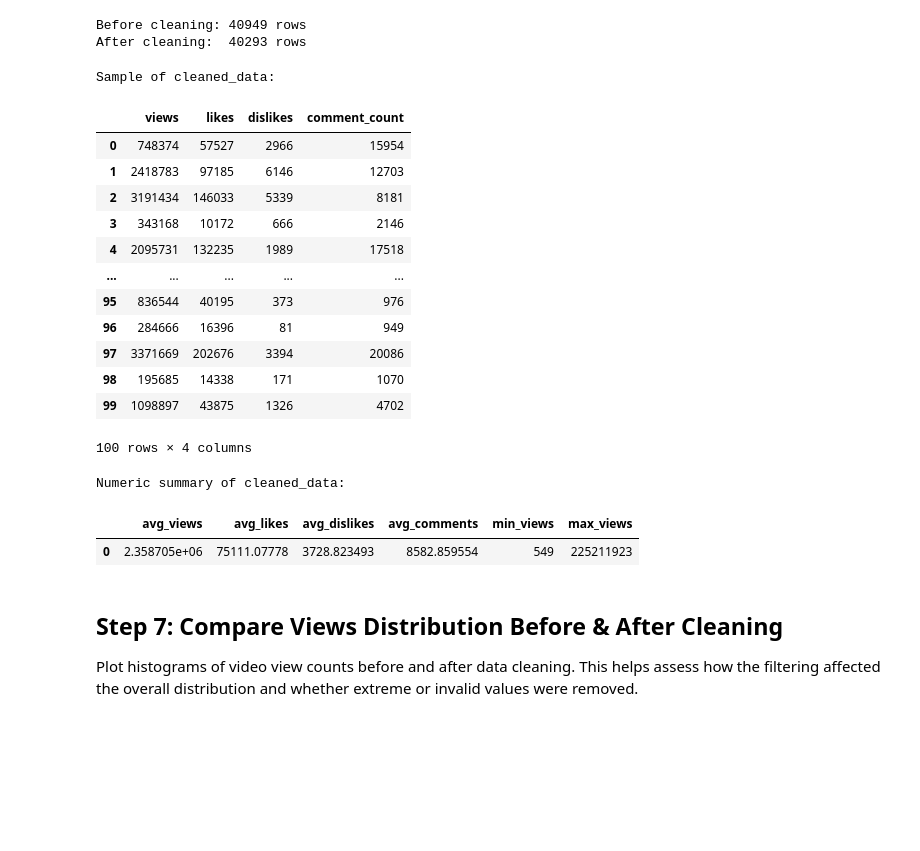
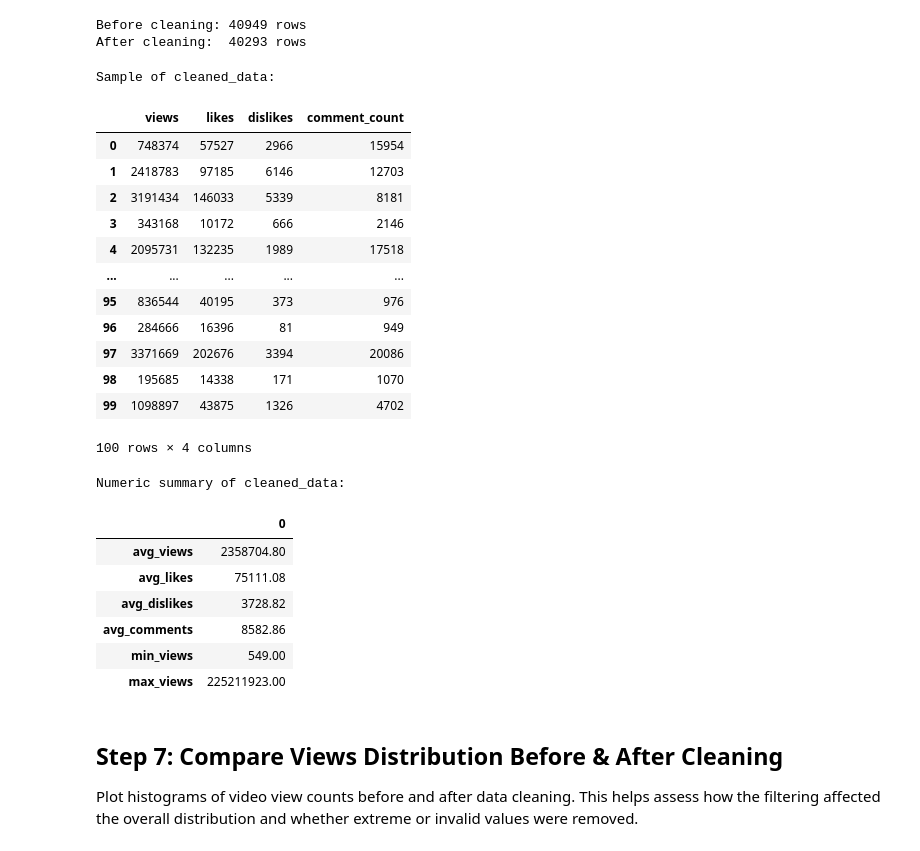
Before and after one commit to Chelle007/DSA-recap-notes, a Jupyter notebook: Topic 1 - Machine Learning/Machine_Learning_Recap_Notes.ipynb, the cells around one changed output. Cells and saved outputs as stored; diff of their text form; code cells hidden in the pictures; blank space fills up the shorter version.

```diff
--- a/Topic 1 - Machine Learning/Machine_Learning_Recap_Notes.ipynb
+++ b/Topic 1 - Machine Learning/Machine_Learning_Recap_Notes.ipynb
@@ -459,36 +459,42 @@ print("Sample of cleaned_data:")
 display(cleaned_df)
 
 # 4) Numeric summary of key columns
 stats = pd.read_sql_query("""
     SELECT
       AVG(views)         AS avg_views,
       AVG(likes)         AS avg_likes,
       AVG(dislikes)      AS avg_dislikes,
       AVG(comment_count) AS avg_comments,
       MIN(views)         AS min_views,
       MAX(views)         AS max_views
     FROM cleaned_data
 """, conn)
+pd.set_option("display.float_format", "{:.2f}".format)
 print("Numeric summary of cleaned_data:")
-display(stats)
+display(stats.T)
 # %% [output]
 Sample of cleaned_data:
 |  | views | likes | dislikes | comment_count |
 | 0 | 748374 | 57527 | 2966 | 15954 |
 | 1 | 2418783 | 97185 | 6146 | 12703 |
 | 2 | 3191434 | 146033 | 5339 | 8181 |
 | 3 | 343168 | 10172 | 666 | 2146 |
 | 4 | 2095731 | 132235 | 1989 | 17518 |
 | ... | ... | ... | ... | ... |
 | 95 | 836544 | 40195 | 373 | 976 |
 | 96 | 284666 | 16396 | 81 | 949 |
 | 97 | 3371669 | 202676 | 3394 | 20086 |
 | 98 | 195685 | 14338 | 171 | 1070 |
 | 99 | 1098897 | 43875 | 1326 | 4702 |
 100 rows × 4 columns
 Numeric summary of cleaned_data:
-|  | avg_views | avg_likes | avg_dislikes | avg_comments | min_views | max_views |
-| 0 | 2.358705e+06 | 75111.07778 | 3728.823493 | 8582.859554 | 549 | 225211923 |
+|  | 0 |
+| avg_views | 2358704.80 |
+| avg_likes | 75111.08 |
+| avg_dislikes | 3728.82 |
+| avg_comments | 8582.86 |
+| min_views | 549.00 |
+| max_views | 225211923.00 |
 # %% [markdown]
 ## Step 7: Compare Views Distribution Before & After Cleaning
 Plot histograms of video view counts before and after data cleaning. This helps assess how the filtering affected the overall distribution and whether extreme or invalid values were removed.
```
Also changed, not shown: parts of 1 cell of this notebook, 1 other file.
